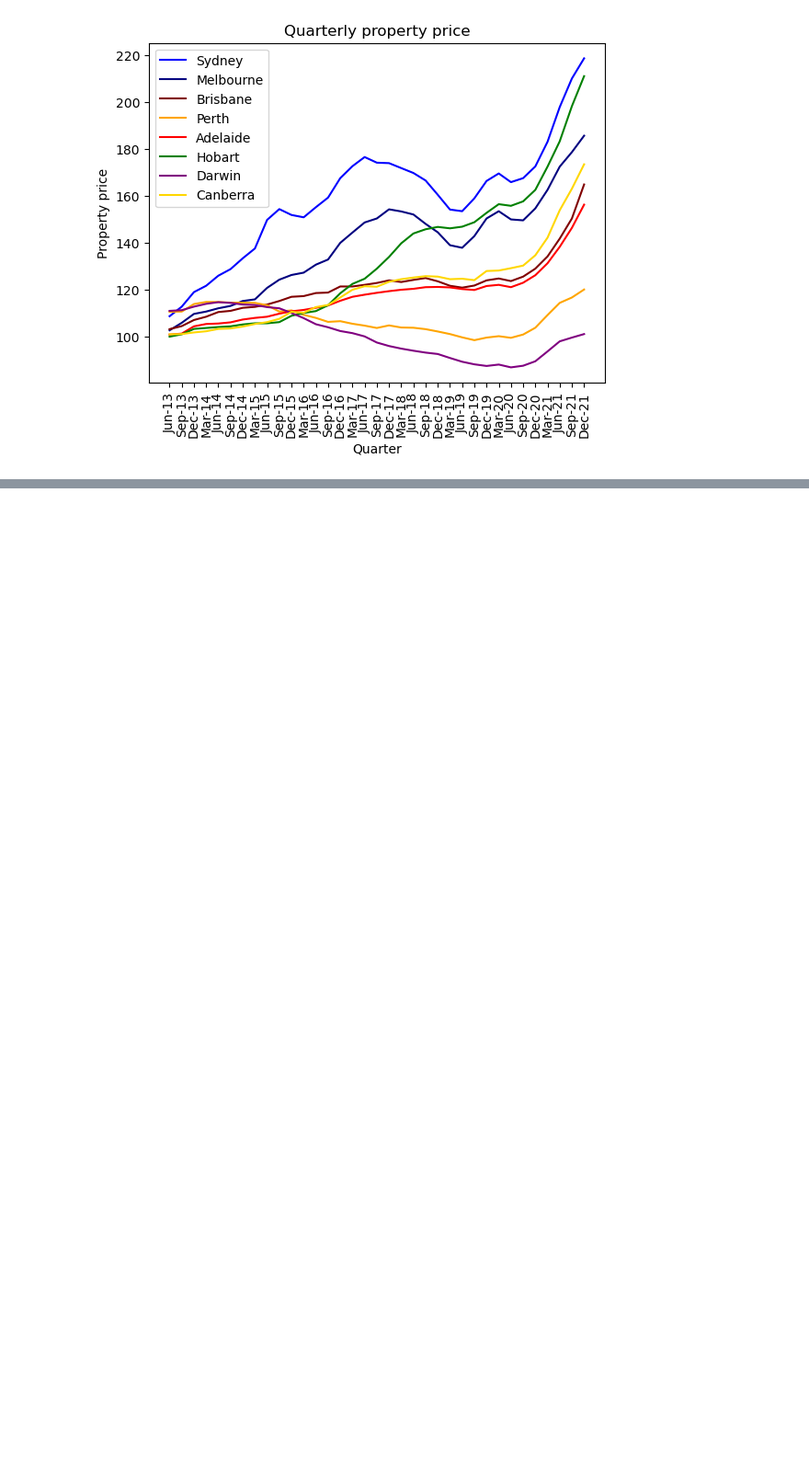
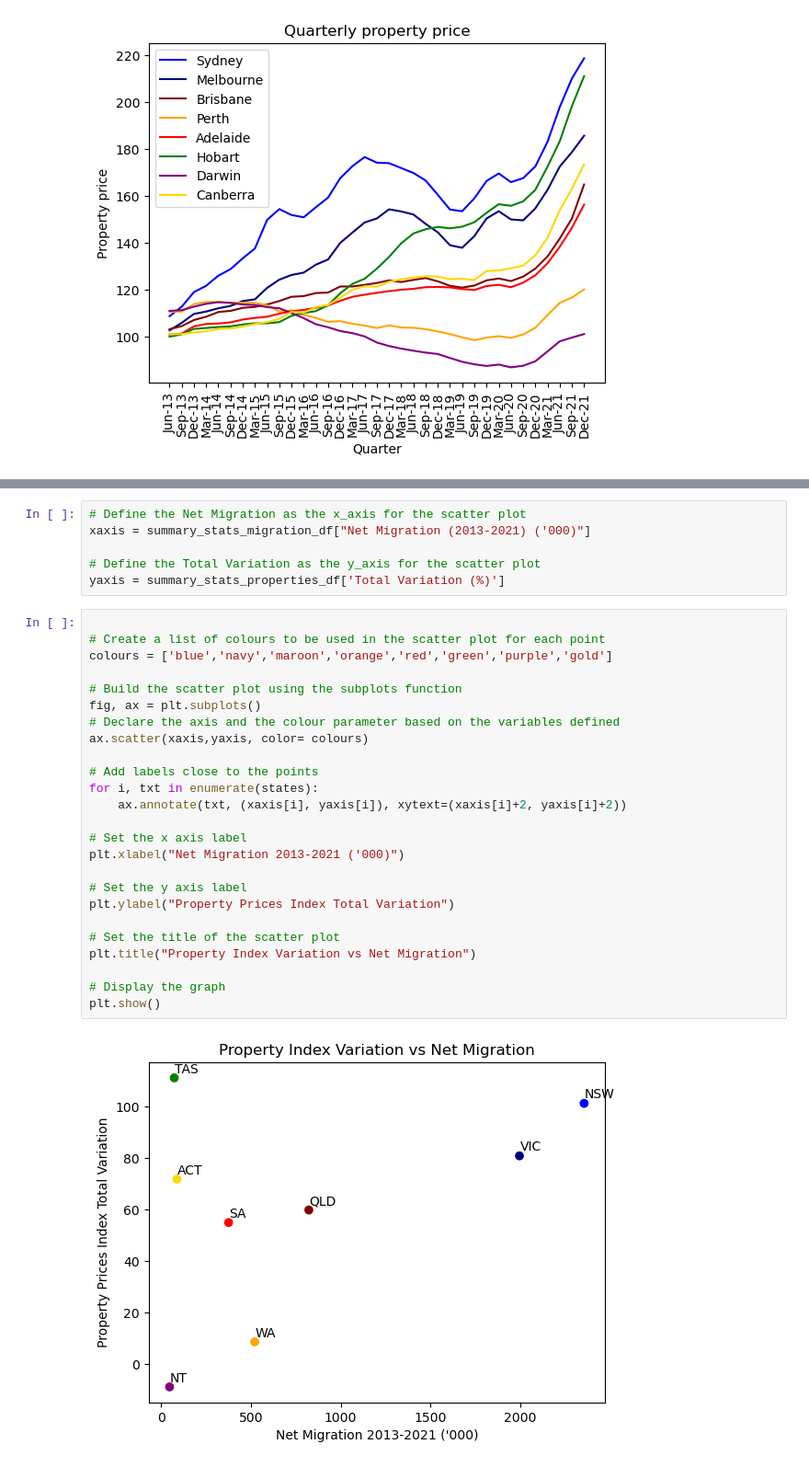
Before and after one commit to L-Tren/Project-1-Group-2, a Jupyter notebook: Project_1_Group2.ipynb, the cells around one changed output, grey strips where cells are left out. Shown at 92% size. Drawn from its saved outputs; the diff is of its cells as text; blank space fills up the shorter version.

Commit message:
adds correlation code and new scatter plot

```diff
--- a/Project_1_Group2.ipynb
+++ b/Project_1_Group2.ipynb
@@ -480,0 +484,33 @@ AttributeError: 'DataFrame' object has no attribute 'hvplot'
+# %%
+# Define the Net Migration as the x_axis for the scatter plot
+xaxis = summary_stats_migration_df["Net Migration (2013-2021) ('000)"]
+
+# Define the Total Variation as the y_axis for the scatter plot
+yaxis = summary_stats_properties_df['Total Variation (%)']
+# %%
+
+# Create a list of colours to be used in the scatter plot for each point
+colours = ['blue','navy','maroon','orange','red','green','purple','gold']
+
+# Build the scatter plot using the subplots function
+fig, ax = plt.subplots()
+# Declare the axis and the colour parameter based on the variables defined
+ax.scatter(xaxis,yaxis, color= colours)
+
+# Add labels close to the points
+for i, txt in enumerate(states):
+    ax.annotate(txt, (xaxis[i], yaxis[i]), xytext=(xaxis[i]+2, yaxis[i]+2))
+
+# Set the x axis label
+plt.xlabel("Net Migration 2013-2021 ('000)")
+
+# Set the y axis label
+plt.ylabel("Property Prices Index Total Variation")
+
+# Set the title of the scatter plot
+plt.title("Property Index Variation vs Net Migration")
+
+# Display the graph
+plt.show()
+# %% [output]
+[figure, added]
```
Also changed, not shown: parts of 8 cells of this notebook.
